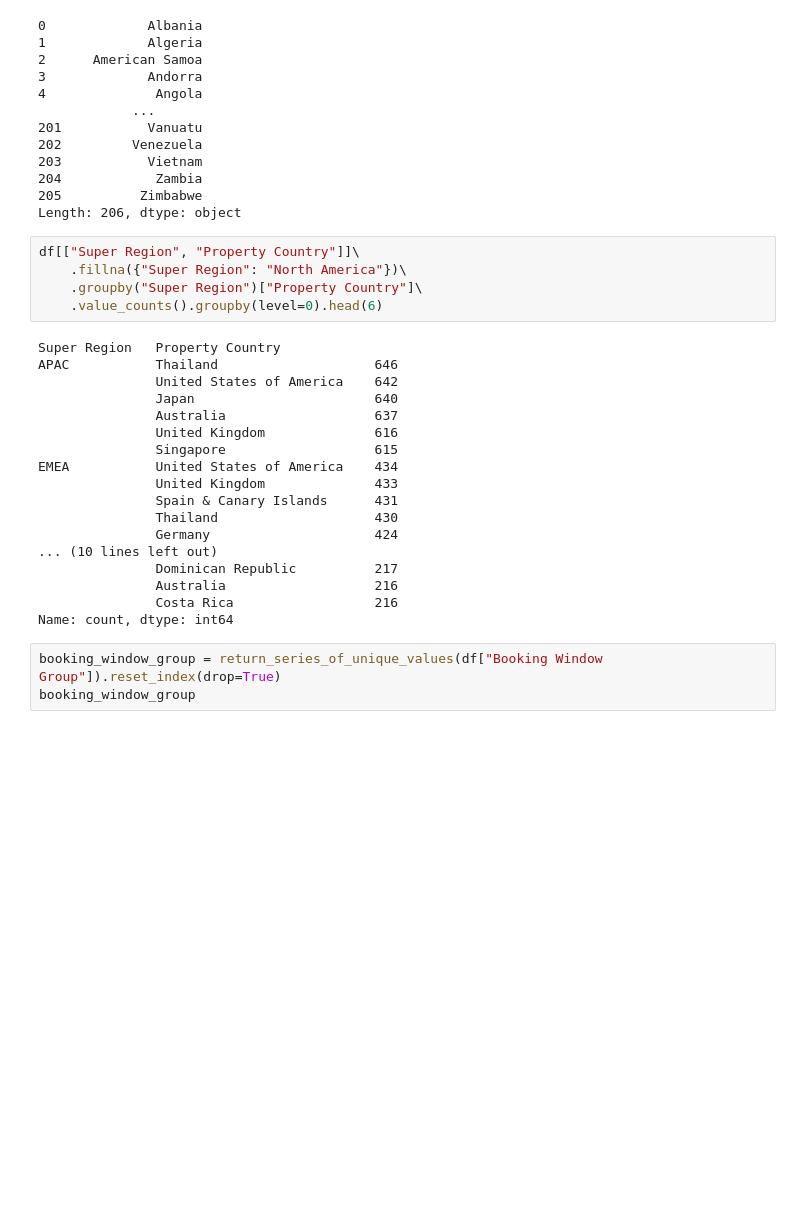
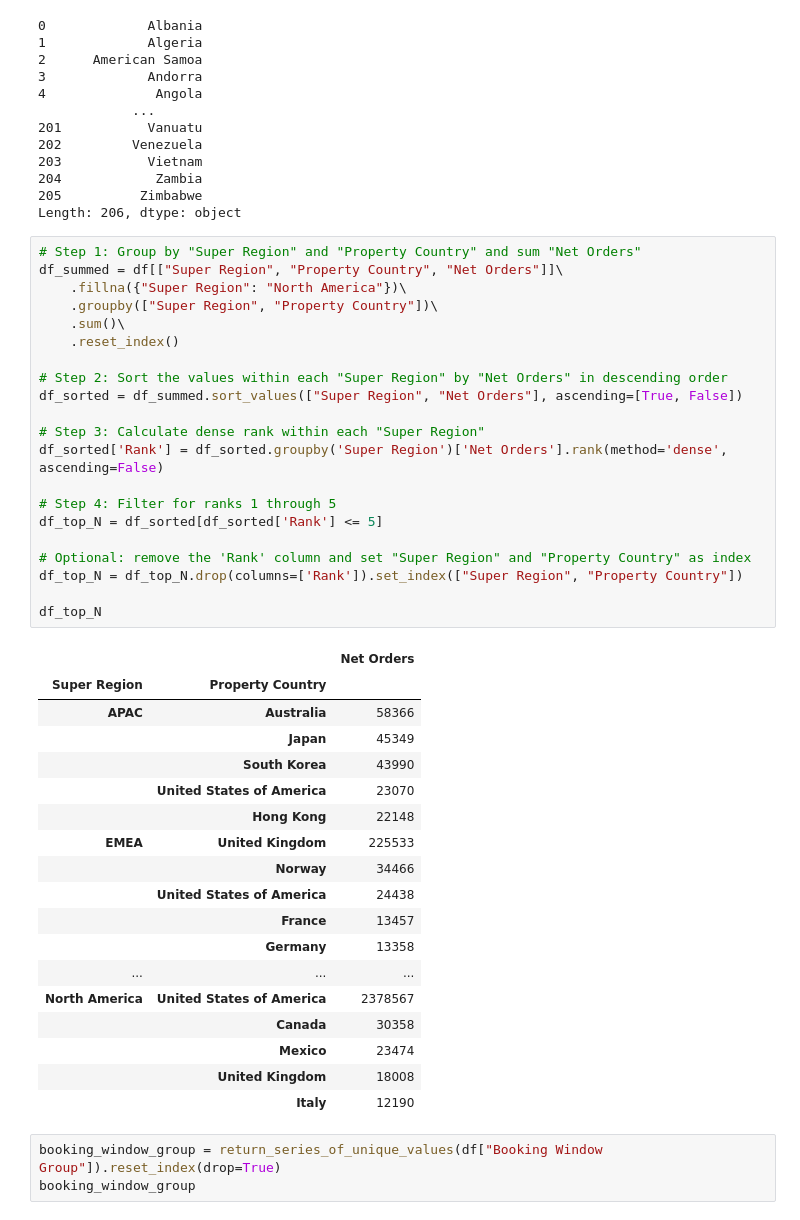
Before and after one commit to fontanads/analytics_case_202402, a Jupyter notebook: src/notebooks/inspect_data.ipynb, the cells around one changed output. Drawn from its saved outputs; the diff is of its cells as text; blank space fills up the shorter version.

```diff
--- a/src/notebooks/inspect_data.ipynb
+++ b/src/notebooks/inspect_data.ipynb
@@ -190,29 +190,46 @@ destination_country
 204            Zambia
 205          Zimbabwe
 Length: 206, dtype: object
-# %%
-df[["Super Region", "Property Country"]]\
-    .fillna({"Super Region": "North America"})\
-    .groupby("Super Region")["Property Country"]\
-    .value_counts().groupby(level=0).head(6)
-# %% [output]
-Super Region   Property Country
-APAC           Thailand                    646
-               United States of America    642
-               Japan                       640
-               Australia                   637
-               United Kingdom              616
-               Singapore                   615
-EMEA           United States of America    434
-               United Kingdom              433
-               Spain & Canary Islands      431
-               Thailand                    430
-               Germany                     424
-... (10 lines left out)
-               Dominican Republic          217
-               Australia                   216
-               Costa Rica                  216
-Name: count, dtype: int64
+# %%
+# Step 1: Group by "Super Region" and "Property Country" and sum "Net Orders"
+df_summed = df[["Super Region", "Property Country", "Net Orders"]]\
+    .fillna({"Super Region": "North America"})\
+    .groupby(["Super Region", "Property Country"])\
+    .sum()\
+    .reset_index()
+
+# Step 2: Sort the values within each "Super Region" by "Net Orders" in descending order
+df_sorted = df_summed.sort_values(["Super Region", "Net Orders"], ascending=[True, False])
+
+# Step 3: Calculate dense rank within each "Super Region"
+df_sorted['Rank'] = df_sorted.groupby('Super Region')['Net Orders'].rank(method='dense', ascending=False)
+
+# Step 4: Filter for ranks 1 through 5
+df_top_N = df_sorted[df_sorted['Rank'] <= 5]
+
+# Optional: remove the 'Rank' column and set "Super Region" and "Property Country" as index
+df_top_N = df_top_N.drop(columns=['Rank']).set_index(["Super Region", "Property Country"])
+
+df_top_N
+# %% [output]
+|  |  | Net Orders |
+| Super Region | Property Country |  |
+| APAC | Australia | 58366 |
+|  | Japan | 45349 |
+|  | South Korea | 43990 |
+|  | United States of America | 23070 |
+|  | Hong Kong | 22148 |
+| EMEA | United Kingdom | 225533 |
+|  | Norway | 34466 |
+|  | United States of America | 24438 |
+|  | France | 13457 |
+|  | Germany | 13358 |
+| ... | ... | ... |
+| North America | United States of America | 2378567 |
+|  | Canada | 30358 |
+|  | Mexico | 23474 |
+|  | United Kingdom | 18008 |
+|  | Italy | 12190 |
 # %%
 booking_window_group = return_series_of_unique_values(df["Booking Window Group"]).reset_index(drop=True)
 booking_window_group
```
Also changed, not shown: parts of 2 cells of this notebook, 4 other files.
